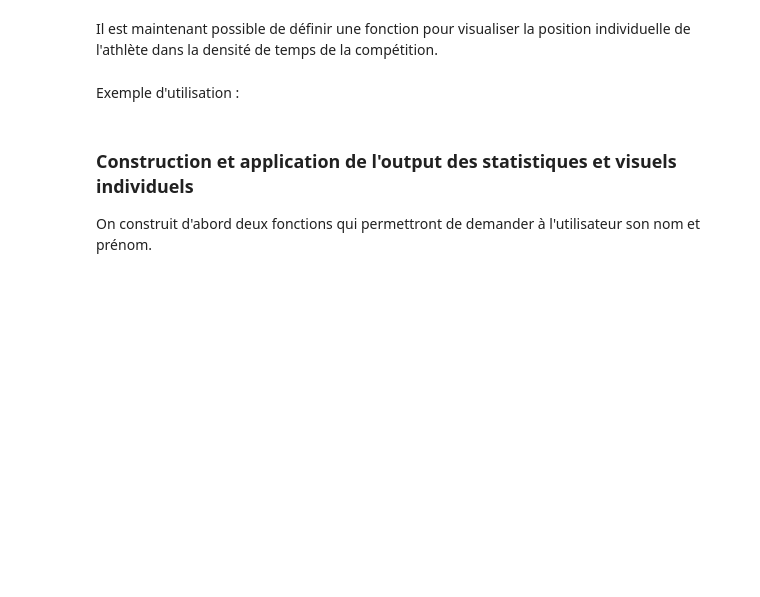
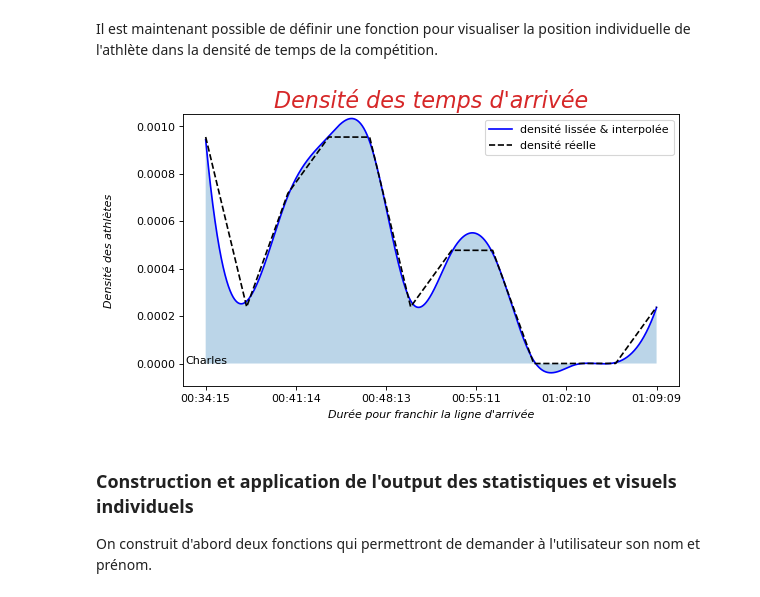
Before and after one commit to Kirscher/ResultAthle, a Jupyter notebook: eda.ipynb, the cells around one changed output. Drawn from its saved outputs; the diff is of its cells as text; code cells hidden in the pictures; blank space fills up the shorter version.

Commit message:
visualisation par catégorie (en cours)

```diff
--- a/eda.ipynb
+++ b/eda.ipynb
@@ -107,6 +111,46 @@ def graphePerso(prenom, nom):
     plt.show()
-# %% [markdown]
-Exemple d'utilisation :
+# %%
+def graphePerso1(prenom, nom):
+
+    z=data.index[data.Athlète==(nom.upper()+" "+prenom.capitalize())] #numéro de l'index du participant
+
+    densite=algoStatCourse.dens(data['duration'][data['Catégorie']==data.loc[z[0],'Catégorie']], bins = 12) #Calcul de la densité de la variable 'duration'
+    fcubic=algoStatCourse.lissage(densite, sep = True) #Retourne la fonction d'interpolation cubique
+    flin=algoStatCourse.lissage(densite, sep = False, kind = 'linear') #Retourne la fonction d'interpolation linéaire
+
+    temps = data.loc[z[0],'duration'] #temps du participant
+
+    x= np.linspace(densite[0,0], densite[0,-1], int(1e5)) #x permet d'obtenir un tracé continu
+
+    tempsAxe = np.linspace(densite[0,0],densite[0,-1],6) #définition de l'axe des abscisses en secondes avec 6 points
+    labelTempsAxe = pd.Series(tempsAxe).apply(lambda x : pd.to_datetime(x,unit="s").strftime('%H:%M:%S')) #Définition de la forme que prendra le temps sur l'axe des abcisses (format heures/minutes/secondes pour plus de lisibilité)
+
+    plt.figure(figsize=(8,4.5), dpi=80) #format de la figure, (dpi pour la résolution)
+    plt.fill_between(x, fcubic(x), alpha = 0.3) #fonction pour colorier l'aire sous la courbe
+    plt.plot(x, fcubic(x), color = 'blue', label = 'densité lissée & interpolée')
+
+    plt.plot(x,flin(x), linestyle ='--', color = 'black', label = "densité réelle") #possibilité de dessiner l'interpolation linéaire au lieu de l'interpolation cubique
+
+    #plt.axvline(temps, color='r',alpha=0.3) #ligne verticale pour indiquer la position du participant sur les abscisses
+
+    f2=truncf(fcubic, densite[0,0], temps) #on tronque fcubic pour ne retenir que la partie de la fonction des temps meilleurs à celui de l'individu
+    plt.fill_between(x,f2(x), alpha = 0.6, color = 'red') #on affiche l'aire des temps meilleurs à celui de l'individu en rouge
+
+    #plt.axvspan(temps, densite[0,0], color='r', alpha=0.3)
+    plt.legend() #permet d'afficher les legendes qu'on a mises dans les arguments 'label' des fonctions juste au dessus
+
+    # Ajout des labels et titre
+    plt.title("Densité des temps d'arrivée", color= 'tab:red', fontsize = '20', fontstyle = 'oblique') # titre
+    plt.xlabel("Durée pour franchir la ligne d'arrivée", fontstyle = 'italic', labelpad=5) #label abscisse
+    plt.ylabel("Densité des athlètes", fontstyle = 'italic', labelpad=20) #label ordonnée
+    plt.xticks(tempsAxe,labels = labelTempsAxe) #permet de choisir ce qu'on met sur l'axe des x : les coordonnees dans le premier argument, ce qu'il faut afficher dans le second.
+    plt.ylim((-0.1*max(densite[1]),1.1*max(densite[1]))) #permet de choisir l'espace au dessus et au dessous du graphe
+    plt.text(data.loc[z[0],'duration'],0,data.loc[z[0],'Prénom'] ) # ajoute un texte directement sur le graphe
+    plt.show()
+# %%
+graphePerso1("charles","kemei")
+# %% [output]
+[figure, added]
 # %% [markdown]
 ### Construction et application de l'output des statistiques et visuels individuels
 
```
Also changed, not shown: parts of 4 cells of this notebook.
